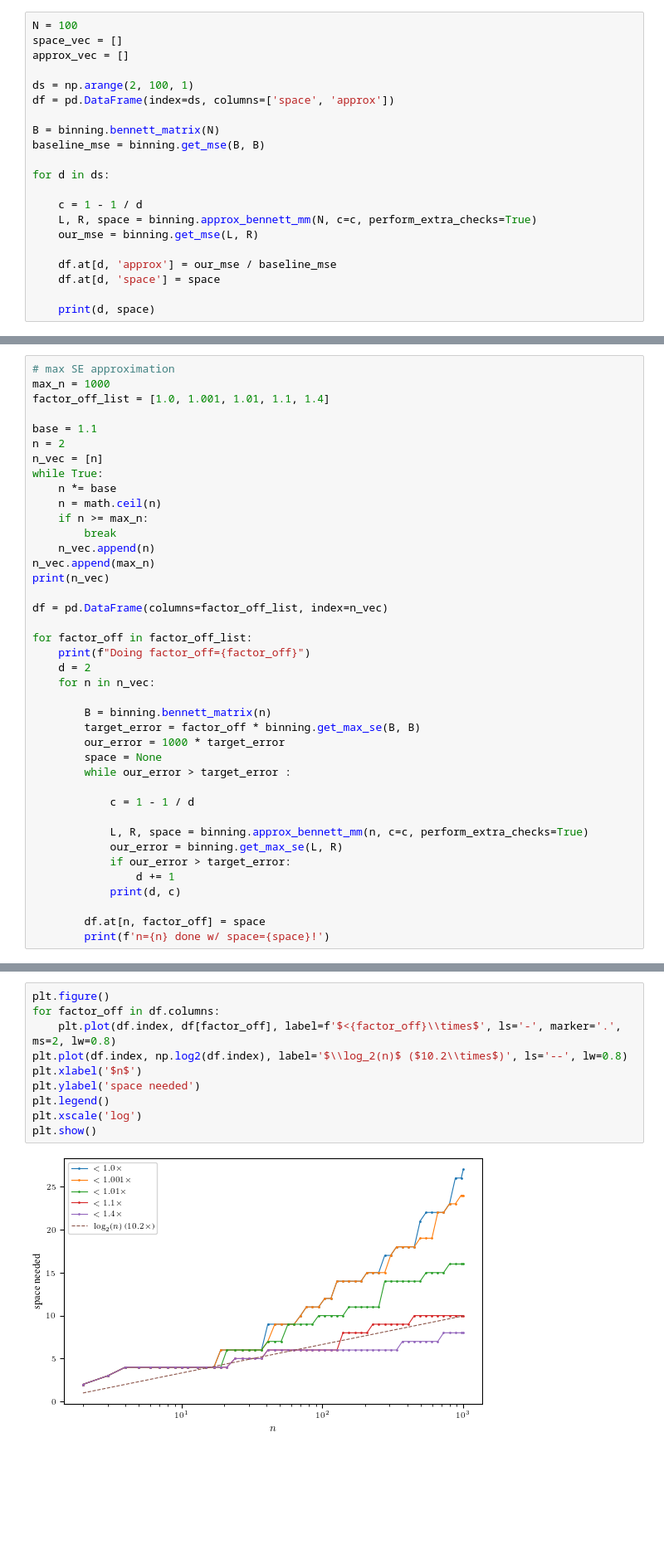
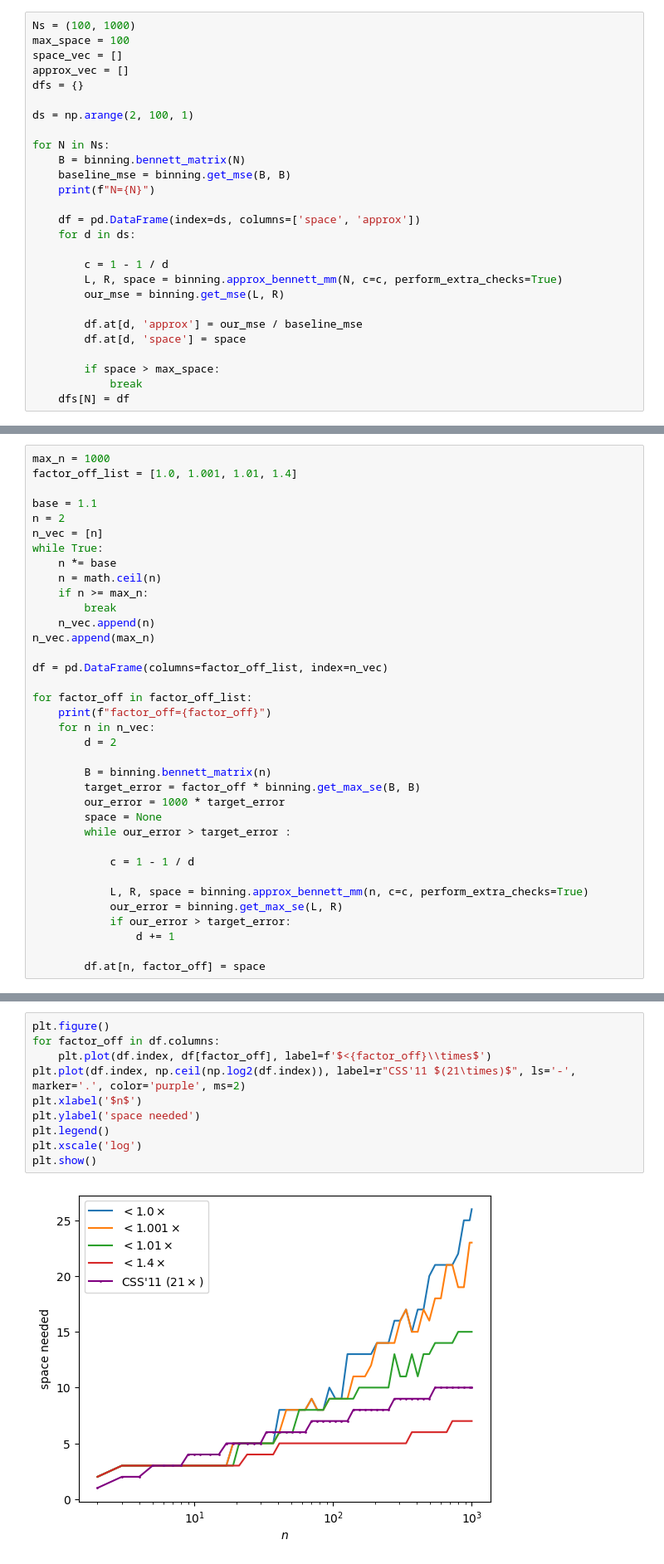
Before and after one commit to jodander/streaming-via-binning, a Jupyter notebook: plots.ipynb, the cells around one changed output, grey strips where cells are left out. Shown: that part at 83% size. Saved outputs shown, nothing was run; the diff lists cells and outputs as text; blank space fills up the shorter version.

```diff
--- a/plots.ipynb
+++ b/plots.ipynb
@@ -85,22 +65,28 @@ plt.show()
 # %%
-N = 100
+Ns = (100, 1000)
+max_space = 100
 space_vec = []
 approx_vec = []
+dfs = {}
 
 ds = np.arange(2, 100, 1)
-df = pd.DataFrame(index=ds, columns=['space', 'approx'])
 
-B = binning.bennett_matrix(N)
-baseline_mse = binning.get_mse(B, B)
+for N in Ns:
+    B = binning.bennett_matrix(N)
+    baseline_mse = binning.get_mse(B, B)
+    print(f"N={N}")
 
-for d in ds:
+    df = pd.DataFrame(index=ds, columns=['space', 'approx'])
+    for d in ds:
 
-    c = 1 - 1 / d
-    L, R, space = binning.approx_bennett_mm(N, c=c, perform_extra_checks=True)
-    our_mse = binning.get_mse(L, R)
+        c = 1 - 1 / d
+        L, R, space = binning.approx_bennett_mm(N, c=c, perform_extra_checks=True)
+        our_mse = binning.get_mse(L, R)
 
-    df.at[d, 'approx'] = our_mse / baseline_mse
-    df.at[d, 'space'] = space
+        df.at[d, 'approx'] = our_mse / baseline_mse
+        df.at[d, 'space'] = space
 
-    print(d, space)
+        if space > max_space:
+            break
+    dfs[N] = df
 # %% [output]
@@ -138,7 +110,6 @@ plt.show()
 # %%
-# max SE approximation
 max_n = 1000
-factor_off_list = [1.0, 1.001, 1.01, 1.1, 1.4]
+factor_off_list = [1.0, 1.001, 1.01, 1.4]
 
 base = 1.1
 n = 2
@@ -150,14 +121,13 @@ while True:
         break
     n_vec.append(n)
 n_vec.append(max_n)
-print(n_vec)
 
 df = pd.DataFrame(columns=factor_off_list, index=n_vec)
 
 for factor_off in factor_off_list:
-    print(f"Doing factor_off={factor_off}")
-    d = 2
+    print(f"factor_off={factor_off}")
     for n in n_vec:
+        d = 2
 
         B = binning.bennett_matrix(n)
         target_error = factor_off * binning.get_max_se(B, B)
@@ -171,8 +141,6 @@ for factor_off in factor_off_list:
             our_error = binning.get_max_se(L, R)
             if our_error > target_error:
                 d += 1
-            print(d, c)
 
         df.at[n, factor_off] = space
-        print(f'n={n} done w/ space={space}!')
 # %% [output]
@@ -196,13 +151,13 @@ n=1000 done w/ space=8!
 # %%
 plt.figure()
 for factor_off in df.columns:
-    plt.plot(df.index, df[factor_off], label=f'$<{factor_off}\\times$', ls='-', marker='.', ms=2, lw=0.8)
-plt.plot(df.index, np.log2(df.index), label='$\\log_2(n)$ ($10.2\\times$)', ls='--', lw=0.8)
+    plt.plot(df.index, df[factor_off], label=f'$<{factor_off}\\times$')
+plt.plot(df.index, np.ceil(np.log2(df.index)), label=r"CSS'11 $(21\times)$", ls='-', marker='.', color='purple', ms=2)
 plt.xlabel('$n$')
 plt.ylabel('space needed')
 plt.legend()
 plt.xscale('log')
 plt.show()
 # %% [output]
-[figure, old version]
+[figure, new version]
 # %%
```
Also changed, not shown: parts of 18 cells of this notebook, 2 other files.
